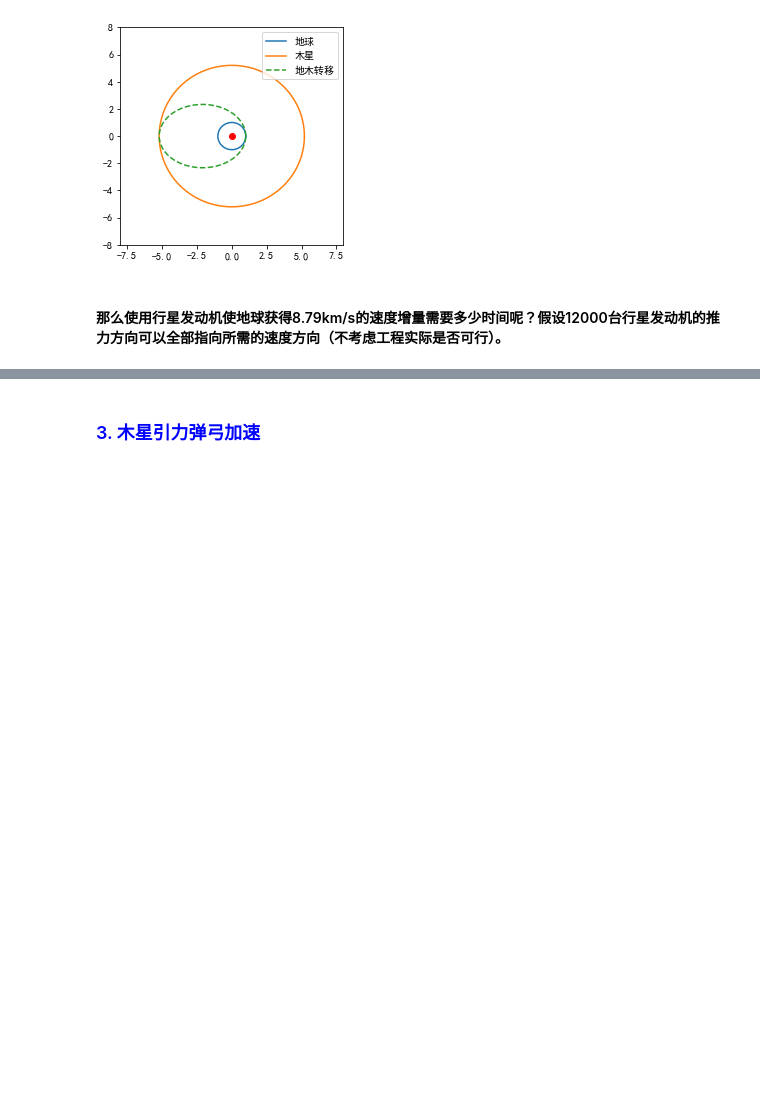
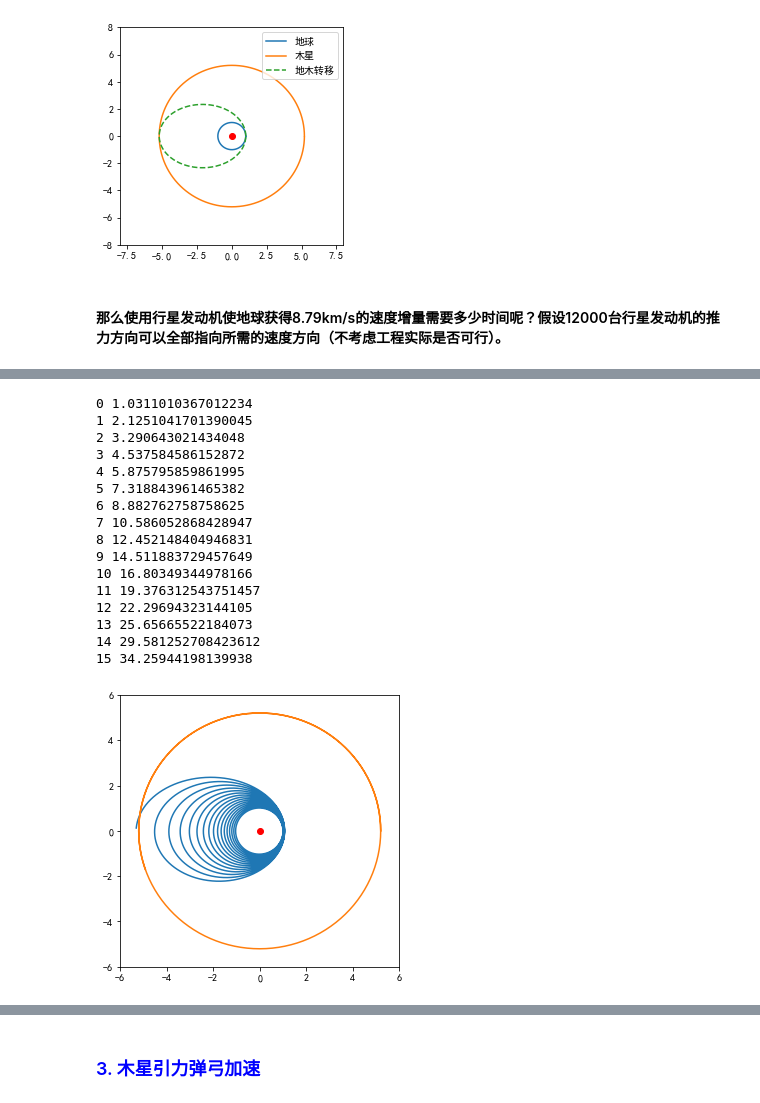
Before and after one commit to panyicast/WonderEarth, a Jupyter notebook: wonderearth.ipynb, the cells around one changed output, grey strips where cells are left out. Cells and saved outputs as stored; diff of their text form; code cells hidden in the pictures; blank space fills up the shorter version.

```diff
--- a/wonderearth.ipynb
+++ b/wonderearth.ipynb
@@ -25,7 +25,7 @@ plt.rcParams['font.sans-serif']=['SimHei']
 plt.rcParams['axes.unicode_minus']=False
 # %%
 #行星发动机参数
-Fp = 1.5E12            #行星发动机推力150亿吨，约合  1.5E12 N
+Fp = 1.47E14            #行星发动机推力150亿吨，约合  1.5E12 N
 Np = 12000            #行星发动机数量
 #地球相关参数
 Me = 5.965E24         #地球质量 kg
@@ -107,0 +123,60 @@ print('将地球送入木星的转移轨道需要：', t/3600/24/365,'年')
+# %%
+def ToJupiter(x,t,fire_angle, F):
+    G=6.672E-20        # N km3/kg2s
+    Ms = 1.9891E30     # kg 太阳质量
+    Me = 5.965E24         #地球质量 kg
+    re = np.array([x[0], x[1]])
+    xdot = np.zeros(4,double)
+    nre = linalg.norm(re)
+    nve = linalg.norm(np.array([x[2], x[3]]))
+    alpha = arccos(x[0]/nre)
+    Fx = 0
+    Fy = 0
+    if alpha<fire_angle:
+        Fx = F * x[2]/nve/Me
+        Fy = F * x[3]/nve/Me
+    xdot[0] = x[2]
+    xdot[1] = x[3]
+    xdot[2] = -G*Ms/nre**3*x[0] + Fx
+    xdot[3] = -G*Ms/nre**3*x[1] + Fy
+    return xdot
+# %%
+k = pi/180
+kt = 37
+year = 3600*24*365
+t = np.linspace(0, year*kt, 30000)
+x0 = np.array([ Res, 0, 0, Ve])
+plt.figure(figsize=(5,5))
+Fall = Fp*0.4*6000
+y = odeint(ToJupiter,x0,t,args = (55*k,Fall))
+plot(y[:,0]/AU,y[:,1]/AU)
+n = 0
+xp = 0
+for d in range(len(t)):
+    if xp<0 and y[d,1]>0:
+        print(n,t[d]/year)
+        n=n+1
+    xp = y[d,1]
+t=np.arange(560)*pi/180
+plt.plot(Rjs*cos(t)/AU, Rjs*sin(t)/AU, label='木星')
+plt.plot(0,0,'ro')
+plt.xlim([-6,6])
+plt.ylim([-6,6]);
+# %% [output]
+0 1.0311010367012234
+1 2.1251041701390045
+2 3.290643021434048
+3 4.537584586152872
+4 5.875795859861995
+5 7.318843961465382
+6 8.882762758758625
+7 10.586052868428947
+8 12.452148404946831
+9 14.511883729457649
+10 16.80349344978166
+11 19.376312543751457
+12 22.29694323144105
+13 25.65665522184073
+14 29.581252708423612
+15 34.25944198139938
+[figure, added]
```
Also changed, not shown: parts of 16 cells of this notebook.
